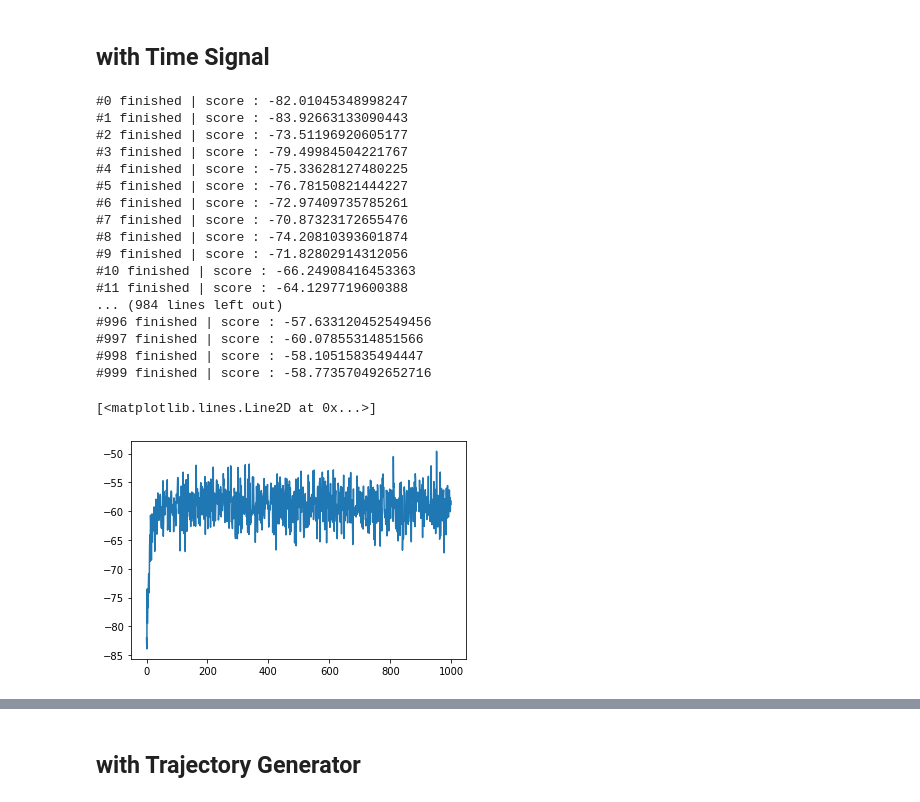
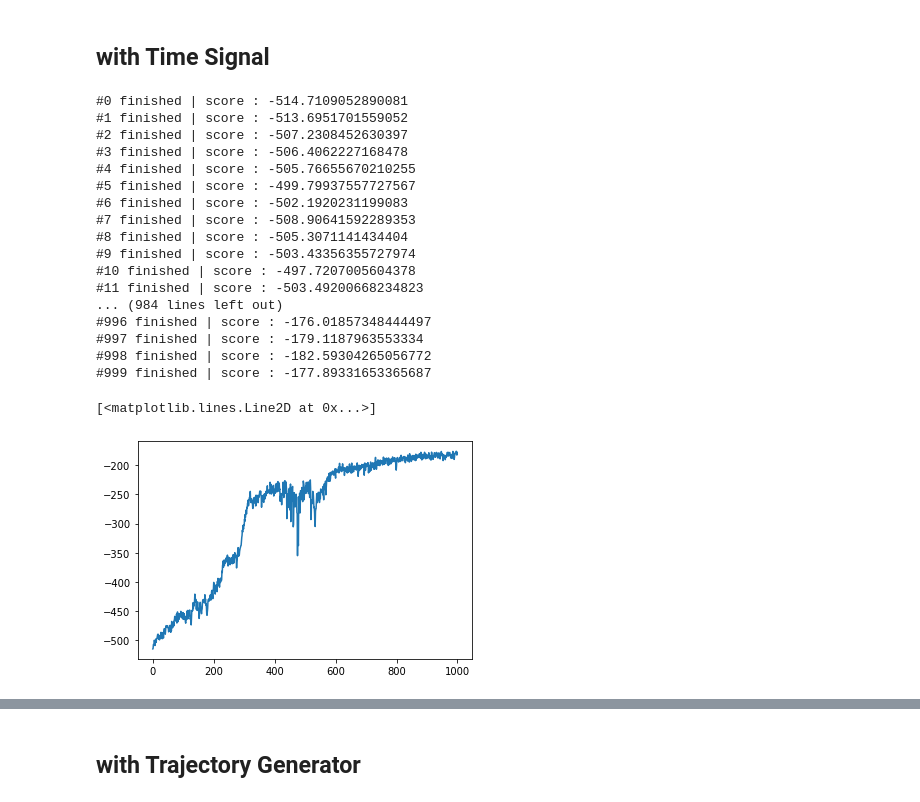
Before and after one commit to OnesoulKang/Policies-Modulating-Trajectory-Generators, a Jupyter notebook: pmtg.ipynb, the cells around one changed output, grey strips where cells are left out. Cells and saved outputs as stored; diff of their text form; code cells hidden in the pictures.

```diff
--- a/pmtg.ipynb
+++ b/pmtg.ipynb
@@ -93,20 +91,22 @@ def train(model, optimizer, hist):
         old_actions = torch.Tensor(a_lst)
         rewards = torch.Tensor(r_lst)
 
-        td_targets = rewards + gamma * oldvalue_prime
-        advantages = td_targets - oldvalue
+        #td_targets = rewards + gamma * oldvalue_prime
+        #advantages = td_targets - oldvalue
 
-        #gae = 0
-        #advantages = []
-        #for i in reversed(range(len(r_lst))):
-        #    delta = r_lst[i][0] + gamma * oldvalue_prime[i][0] - oldvalue[i][0]
-        #    gae = delta + gamma * tau * gae
-        #    advantages.insert(0, [gae])
-        #advantages = torch.tensor(advantages, dtype=torch.float32)
+        gae = 0
+        advantages = []
+        for i in reversed(range(len(r_lst))):
+            delta = r_lst[i][0] + gamma * oldvalue_prime[i][0] - oldvalue[i][0]
+            gae = delta + gamma * tau * gae
+            advantages.insert(0, [gae])
+        advantages = torch.tensor(advantages, dtype=torch.float32)
+        td_targets = advantages + oldvalue
 
         old_probs, _ = model.get_prob(old_states, old_actions)
 
-    mse = nn.MSELoss()
+    metric = nn.MSELoss()
+    #metric = nn.SmoothL1Loss()
 
     n = len(s_lst)
     arr = np.arange(n)
@@ -123,7 +123,7 @@ def train(model, optimizer, hist):
     critic_loss = []
     entropy_loss = []
 
-    for _ in range(4):
+    for _ in range(10):
         np.random.shuffle(arr)
 
         for i in range(n_chunk):
@@ -142,11 +142,11 @@ def train(model, optimizer, hist):
             surr1 = ratios * b_advantages
             surr2 = torch.clamp(ratios, 1 - eps_clip, 1 + eps_clip) * b_advantages
 
-            loss = -torch.min(surr1, surr2).mean() + 0.5 * mse(oldvalue, b_targets).mean() - entropy_coeff * entropy.mean()
+            loss = -torch.min(surr1, surr2).mean() + 0.5 * metric(oldvalue, b_targets).mean() - entropy_coeff * entropy.mean()
             # loss = -torch.min(surr1, surr2) + 0.5 * mse(oldvalue, b_targets) - entropy_coeff * entropy
 
             actor_loss.append(np.mean(-torch.min(surr1, surr2).cpu().detach().numpy()))
-            critic_loss.append(np.mean(0.5 * mse(oldvalue, b_targets).cpu().detach().numpy()))
+            critic_loss.append(np.mean(0.5 * metric(oldvalue, b_targets).cpu().detach().numpy()))
             entropy_loss.append(np.mean(-entropy_coeff * entropy.cpu().detach().numpy()))
 
             with torch.no_grad():
@@ -164,54 +164,57 @@ def train(model, optimizer, hist):
 # %%
 from math import sqrt
 
 torch.manual_seed(0)
 
 obs_dim = 3
 action_dim = 2
 model = ActorCritic(obs_dim, action_dim)
 lr = 0.0001
 optimizer = optim.Adam(model.parameters(), lr=lr)
 
 l = len(ref_traj)
 score_hist = []
 for rollout in range(1000):
     score = 0
     hist = []
-    for i in range(l-1):
-        s = ref_traj[i]
+    s = ref_traj[0]
+    for i in range(l):
         s = torch.FloatTensor(s)
         _, a, _ = model.pi(s)
-        s_prime = ref_traj[i+1]
+        #s_prime = ref_traj[(i+1)%l]
+        y = ref_traj[(i+1)%l]
         expected_pos = a.detach().numpy()
-        r = -sqrt((s_prime[1] - expected_pos[0])**2 + (s_prime[2] - expected_pos[1])**2)
+        r = -sqrt((y[1] - expected_pos[0])**2 + (y[2] - expected_pos[1])**2)
+        s_prime = [y[0], expected_pos[0], expected_pos[1]]
         score += r
-        hist.append((s.tolist(), a.tolist(), r/100, s_prime.tolist()))
+        hist.append((s.tolist(), a.tolist(), r, s_prime))
+        s = s_prime
 
     train(model, optimizer, hist)
 
     score_hist.append(score)
     print(f'#{rollout} finished | score : {score}')
 plt.plot(score_hist)
 # %% [output]
-#0 finished | score : -82.01045348998247
-#1 finished | score : -83.92663133090443
-#2 finished | score : -73.51196920605177
-#3 finished | score : -79.49984504221767
-#4 finished | score : -75.33628127480225
-#5 finished | score : -76.78150821444227
-#6 finished | score : -72.97409735785261
-#7 finished | score : -70.87323172655476
-#8 finished | score : -74.20810393601874
-#9 finished | score : -71.82802914312056
-#10 finished | score : -66.24908416453363
-#11 finished | score : -64.1297719600388
+#0 finished | score : -514.7109052890081
+#1 finished | score : -513.6951701559052
+#2 finished | score : -507.2308452630397
+#3 finished | score : -506.4062227168478
+#4 finished | score : -505.76655670210255
+#5 finished | score : -499.79937557727567
+#6 finished | score : -502.1920231199083
+#7 finished | score : -508.90641592289353
+#8 finished | score : -505.3071141434404
+#9 finished | score : -503.43356355727974
+#10 finished | score : -497.7207005604378
+#11 finished | score : -503.49200668234823
 ... (984 lines left out)
-#996 finished | score : -57.633120452549456
-#997 finished | score : -60.07855314851566
-#998 finished | score : -58.10515835494447
-#999 finished | score : -58.773570492652716
+#996 finished | score : -176.01857348444497
+#997 finished | score : -179.1187963553334
+#998 finished | score : -182.59304265056772
+#999 finished | score : -177.89331653365687
 [<matplotlib.lines.Line2D at 0x...>]
-[figure, old version]
+[figure, new version]
 # %%
 net_out = []
 for i in range(l-1):
```
Also changed, not shown: parts of 5 cells of this notebook.
